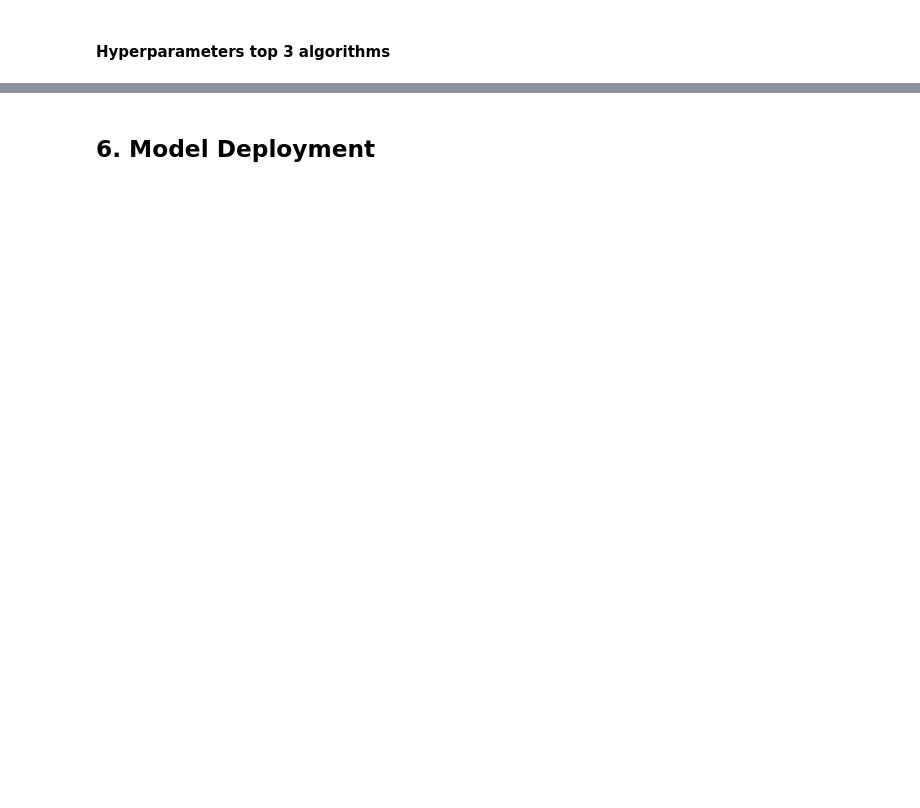
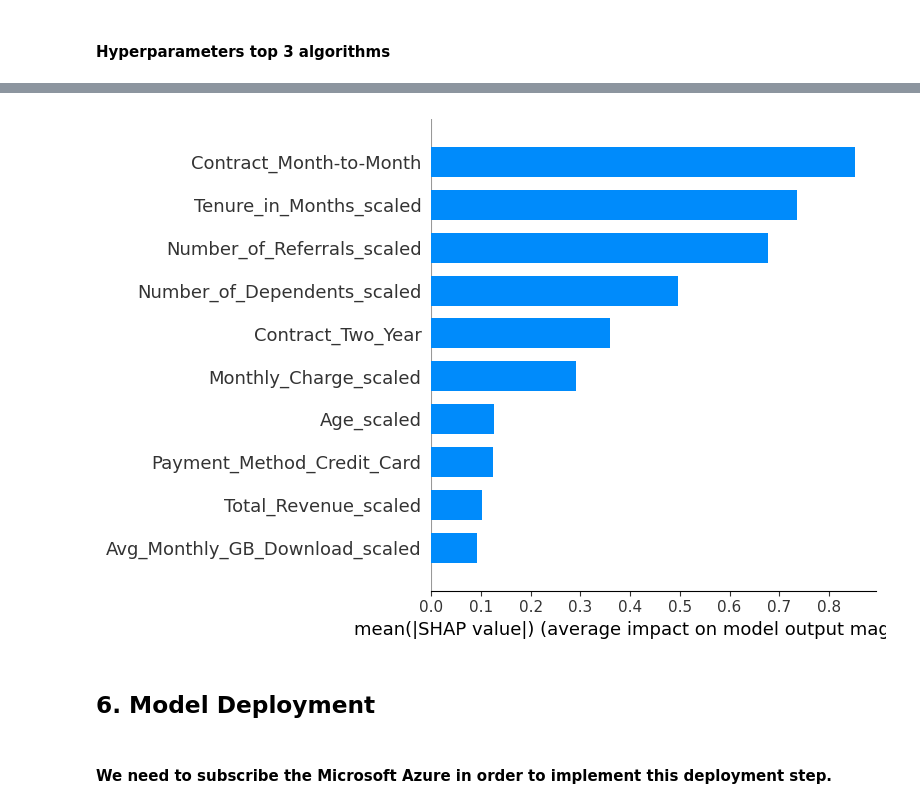
Before and after one commit to khanhgeo/DASC6910-GraduateProject, a Jupyter notebook: 02.Code/TelcoChurn EDA and Model.ipynb, the cells around one changed output, grey strips where cells are left out. Drawn from its saved outputs; the diff is of its cells as text; code cells hidden in the pictures; blank space fills up the shorter version.

```diff
--- a/02.Code/TelcoChurn EDA and Model.ipynb
+++ b/02.Code/TelcoChurn EDA and Model.ipynb
@@ -753,2 +886,15 @@ F1 Score of LightGBM: 0.7809152872444012
+# %%
+import shap
+plt.figure(figsize=(8, 10))
+# Explain the model's predictions using SHAP for LightGBM
+explainer = shap.TreeExplainer(best_lgbm_model)
+shap_values = explainer.shap_values(X_test)
+
+# Plot the SHAP values for the first 10 predictions
+shap.summary_plot(shap_values, X_test, plot_type="bar", max_display=10)
+# %% [output]
+[figure, added]
 # %% [markdown]
 ## 6. Model Deployment
+# %% [markdown]
+#### We need to subscribe the Microsoft Azure in order to implement this deployment step.
```
Also changed, not shown: parts of 29 cells of this notebook, 4 other files.
